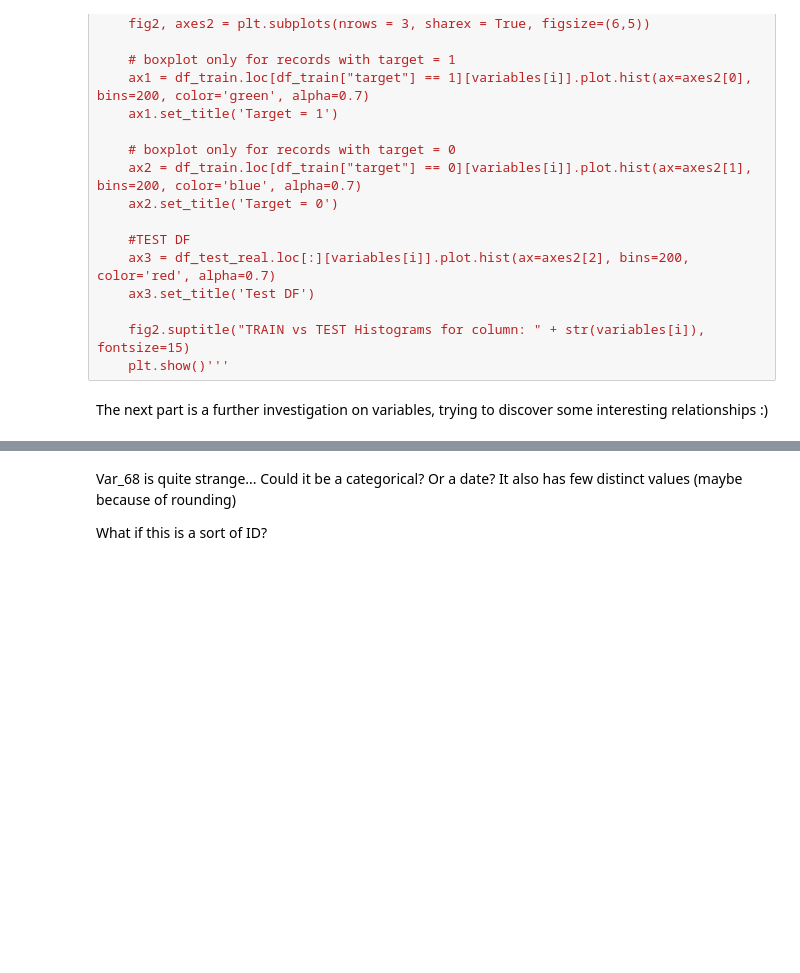
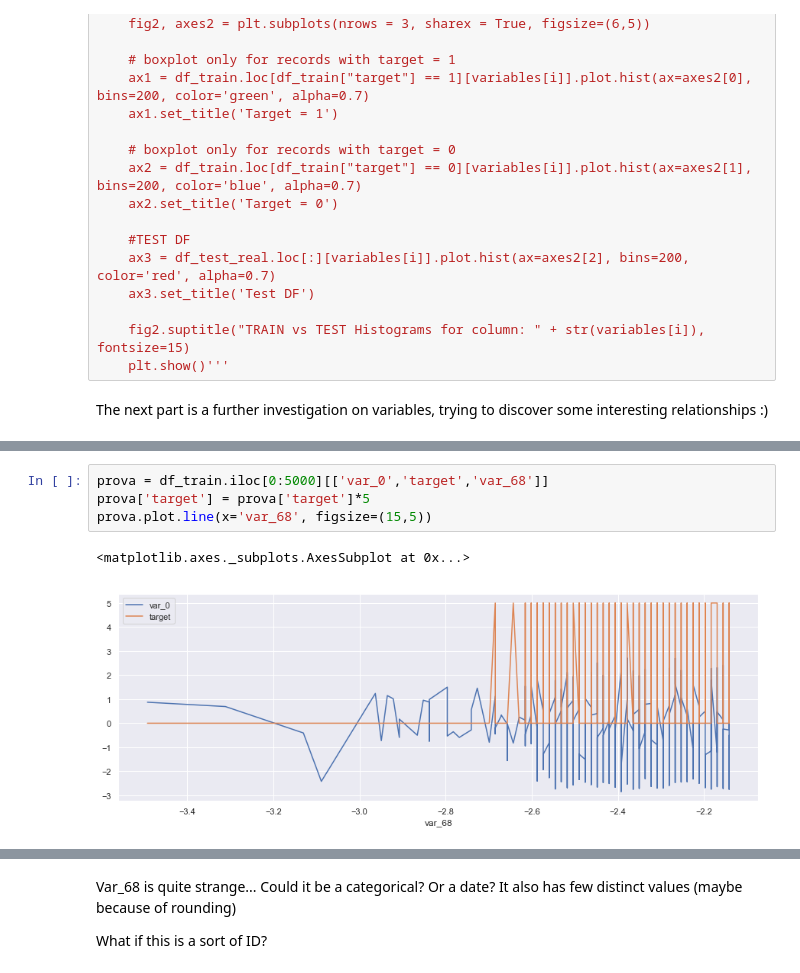
Before and after one commit to FedericoRaimondi/myProjects, a Jupyter notebook: Santander_Customer_Transaction_Prediction/Exploratory_Data_Analysis/Data Exploration.ipynb, the cells around one changed output, grey strips where cells are left out. Drawn from its saved outputs; the diff is of its cells as text; blank space fills up the shorter version.

```diff
--- a/Santander_Customer_Transaction_Prediction/Exploratory_Data_Analysis/Data Exploration.ipynb
+++ b/Santander_Customer_Transaction_Prediction/Exploratory_Data_Analysis/Data Exploration.ipynb
@@ -311,0 +359,7 @@ df_train[df_train['target']<1]['var_68'].plot.hist(bins=200)
+# %%
+prova = df_train.iloc[0:5000][['var_0','target','var_68']]
+prova['target'] = prova['target']*5
+prova.plot.line(x='var_68', figsize=(15,5))
+# %% [output]
+<matplotlib.axes._subplots.AxesSubplot at 0x...>
+[figure, added]
```
Also changed, not shown: parts of 12 cells of this notebook.
